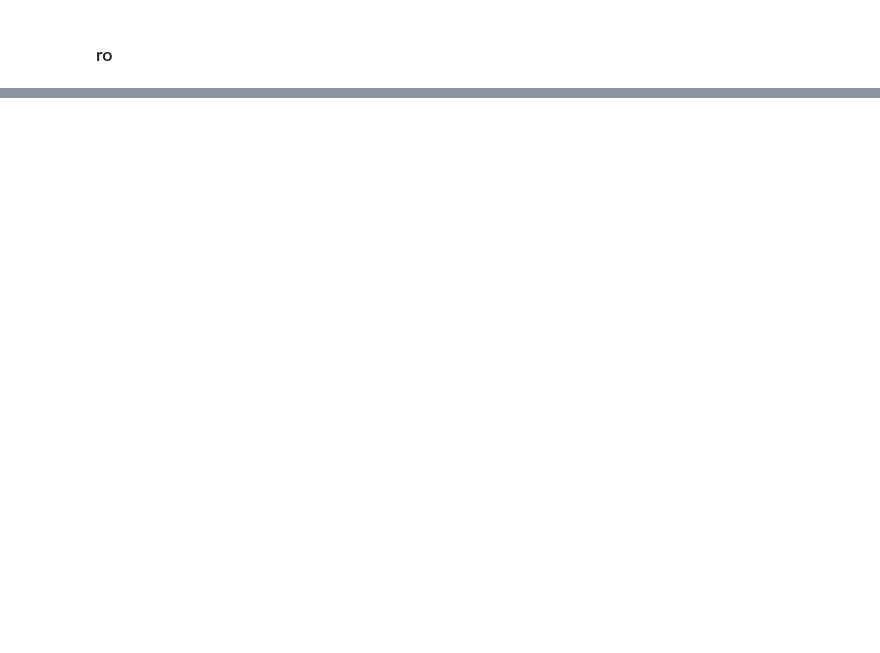
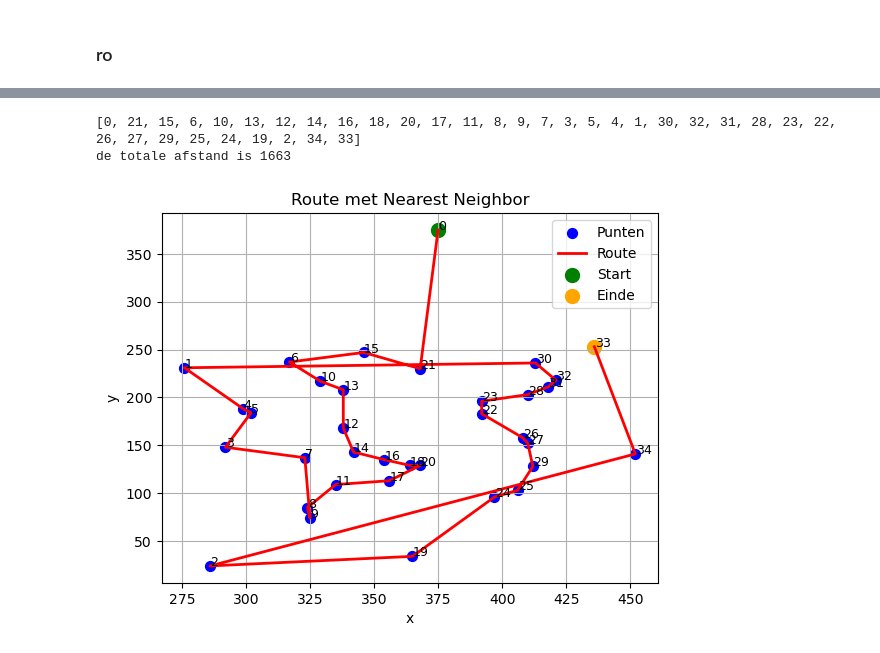
Before and after one commit to lrncjrssn/eindproject_or5, a Jupyter notebook: begin_Laurence.ipynb, the cells around one changed output, grey strips where cells are left out. Drawn from its saved outputs; the diff is of its cells as text; code cells hidden in the pictures; blank space fills up the shorter version.

```diff
--- a/begin_Laurence.ipynb
+++ b/begin_Laurence.ipynb
@@ -30,5 +38,5 @@ print(len(df_rb), len (df_ro), len(df_lb), len(df_lo))
 # %%
 df_rb = df_rb.reset_index(drop=True)
-df_ro = df_rb.reset_index(drop=True)
-df_lb = df_rb.reset_index(drop=True)
-df_lo = df_rb.reset_index(drop=True)
+df_ro = df_ro.reset_index(drop=True)
+df_lb = df_lb.reset_index(drop=True)
+df_lo = df_lo.reset_index(drop=True)
@@ -193,0 +237,8 @@ IndexError: list index out of range
+# %%
+plot_route(df_ro, j)
+a = [0, 21, 15, 6, 10, 13, 12, 14, 16, 18, 20, 17, 11, 8, 9, 7, 3, 5, 4, 1, 30, 32, 31, 28, 23, 22, 26, 27, 29, 25, 24, 19, 2, 34, 33]
+b = [0, 15, 6, 1, 4, 5, 3, 7, 11, 8, 9, 2, 19, 24, 25, 29, 34, 27, 26, 22, 23, 28, 31, 32, 33, 30, 21, 10, 13, 12, 14, 16, 18, 20, 17]
+# %% [output]
+[0, 21, 15, 6, 10, 13, 12, 14, 16, 18, 20, 17, 11, 8, 9, 7, 3, 5, 4, 1, 30, 32, 31, 28, 23, 22, 26, 27, 29, 25, 24, 19, 2, 34, 33]
+de totale afstand is 1663
+[figure, added]
```
Also changed, not shown: parts of 20 cells of this notebook.
